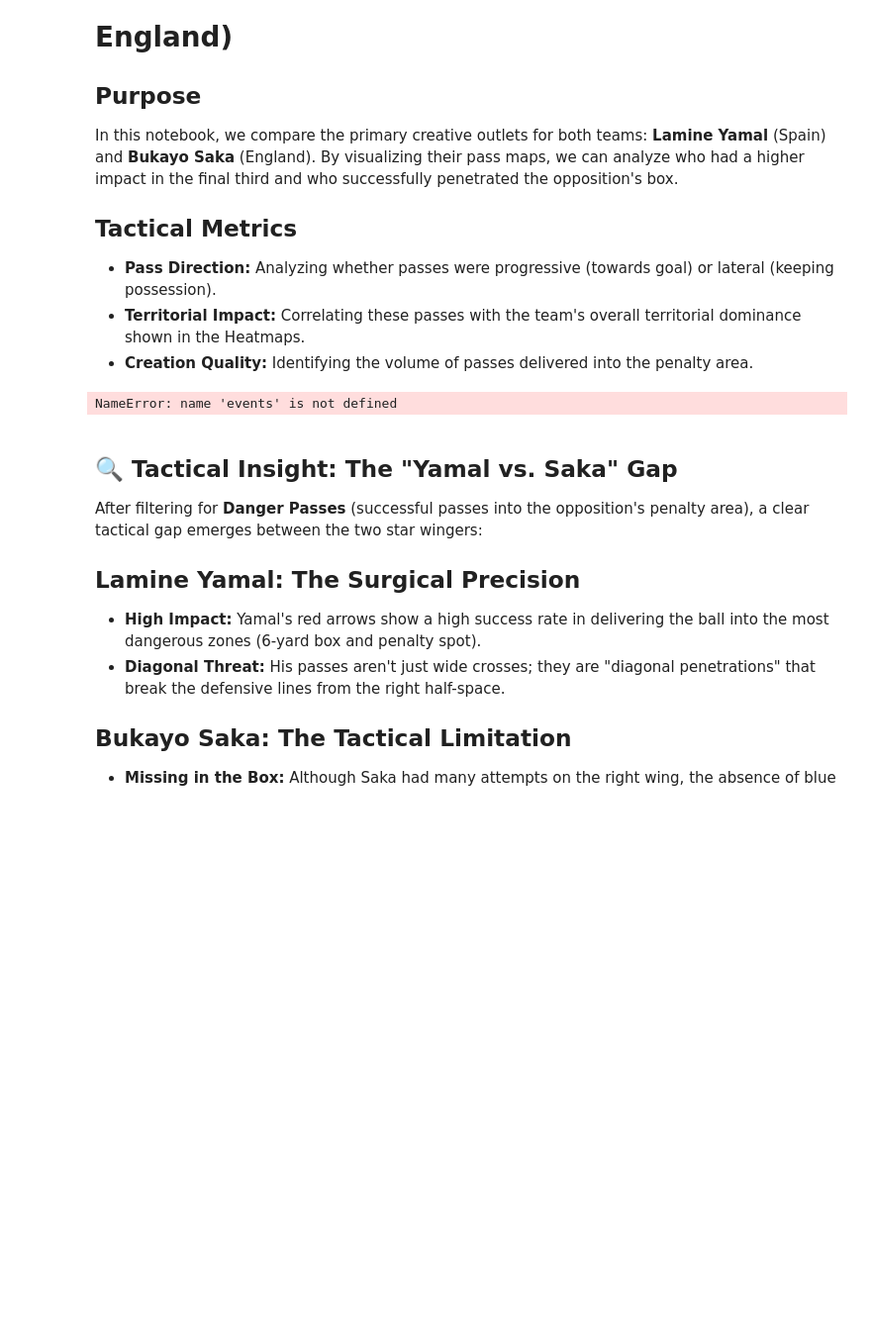
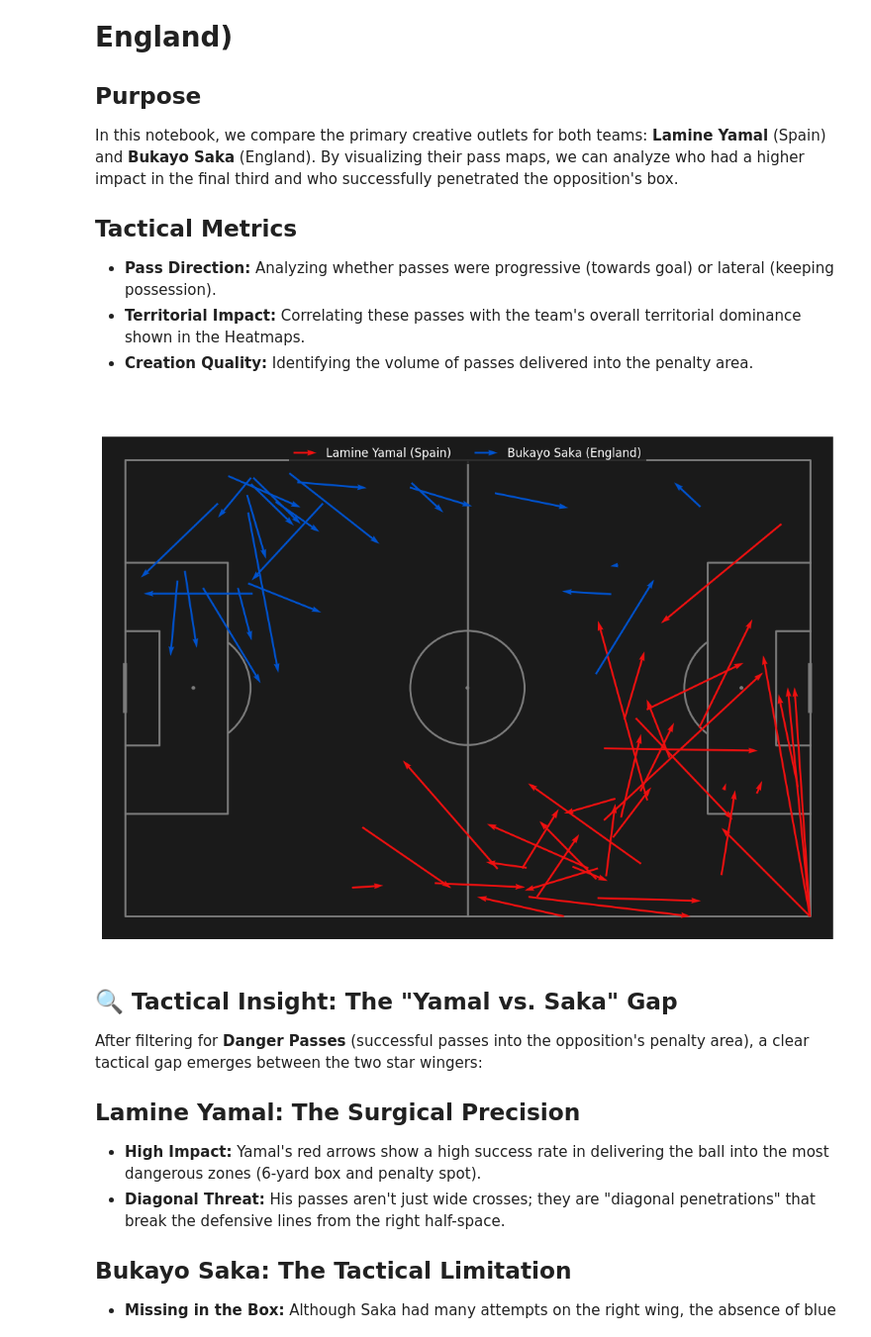
Before and after one commit to Amor296/Euro2024-Tactical-Analysis, a Jupyter notebook: 03_Passing_Symphony.ipynb, the cells around one changed output. Shown at 99% size. Saved outputs shown, nothing was run; the diff lists cells and outputs as text; code cells hidden in the pictures; blank space fills up the shorter version.

```diff
--- a/03_Passing_Symphony.ipynb
+++ b/03_Passing_Symphony.ipynb
@@ -9,30 +9,52 @@ In this notebook, we compare the primary creative outlets for both teams: **Lami
 * **Territorial Impact:** Correlating these passes with the team's overall territorial dominance shown in the Heatmaps.
 * **Creation Quality:** Identifying the volume of passes delivered into the penalty area.
 # %%
-# 1. التأكد من جلب بيانات اللاعبين بدقة
-# نستخدم 'contains' لتجنب مشاكل الأسماء الطويلة في StatsBomb
+import pandas as pd
+import numpy as np
+from mplsoccer import Pitch
+import matplotlib.pyplot as plt
+
+# 1. LOAD DATA: Handle potential path issues and define 'events'
+try:
+    events = pd.read_csv('data/euro_final_events.csv')
+except FileNotFoundError:
+    # Fallback if the file is in the root directory
+    events = pd.read_csv('euro_final_events.csv')
+
+# 2. COORDINATE PREPARATION: Extract X and Y from string locations
+if 'location_x' not in events.columns:
+    # Splitting StatsBomb location strings [x, y] into separate float columns
+    events[['location_x', 'location_y']] = events['location'].str.strip('[]').str.split(', ', expand=True).astype(float)
+    events[['end_x', 'end_y']] = events['pass_end_location'].str.strip('[]').str.split(', ', expand=True).astype(float)
+
+# 3. DATA FILTERING: Extract specific winger passes using substring matching
+# Red: Lamine Yamal (Spain)
 yamal_passes = events[(events.player.str.contains('Yamal', na=False)) & (events.type == 'Pass')].copy()
+# Blue: Bukayo Saka (England)
 saka_passes = events[(events.player.str.contains('Saka', na=False)) & (events.type == 'Pass')].copy()
 
-# 2. رسم الملعب والمقارنة
+# 4. VISUALIZATION: Set up a dark-themed pitch for high contrast
 pitch = Pitch(pitch_type='statsbomb', pitch_color='#1a1a1a', line_color='#7c7c7c')
 fig, ax = pitch.draw(figsize=(12, 8))
 
-# تمريرات يامال (من اليسار لليمين - أحمر)
+# 5. PLOT YAMAL: Attacking from Left to Right (Original Coordinates)
 pitch.arrows(yamal_passes.location_x, yamal_passes.location_y,
              yamal_passes.end_x, yamal_passes.end_y,
              color='#ef1010', width=2, label='Lamine Yamal (Spain)', ax=ax)
 
-# تمريرات ساكا (من اليمين لليسار - أزرق)
-# نقوم بعكس إحداثيات ساكا ليظهر أنه يهاجم المرمى المقابل
+# 6. PLOT SAKA: Attacking from Right to Left (Mirrored Coordinates)
+# We subtract from max dimensions (120, 80) to flip the attack direction
 pitch.arrows(120 - saka_passes.location_x, 80 - saka_passes.location_y,
              120 - saka_passes.end_x, 80 - saka_passes.end_y,
              color='#0052cc', width=2, label='Bukayo Saka (England)', ax=ax)
 
-ax.legend(facecolor='#1a1a1a', edgecolor='None', labelcolor='white', loc='upper center', ncol=2)
+# 7. STYLING: Add Legend, Title, and Save Image
+ax.legend(facecolor='#1a1a1a', edgecolor='None', labelcolor='white', loc='upper center', ncol=2, fontsize=12)
+plt.title("Winger Duel: Attacking Incursions (Spain vs England)", color='white', size=20, pad=20)
+
 plt.show()
 # %% [output]
-NameError: name 'events' is not defined
+[figure, added]
 # %% [markdown]
 ## 🔍 Tactical Insight: The "Yamal vs. Saka" Gap
 
```
Also changed, not shown: 2 other files.
